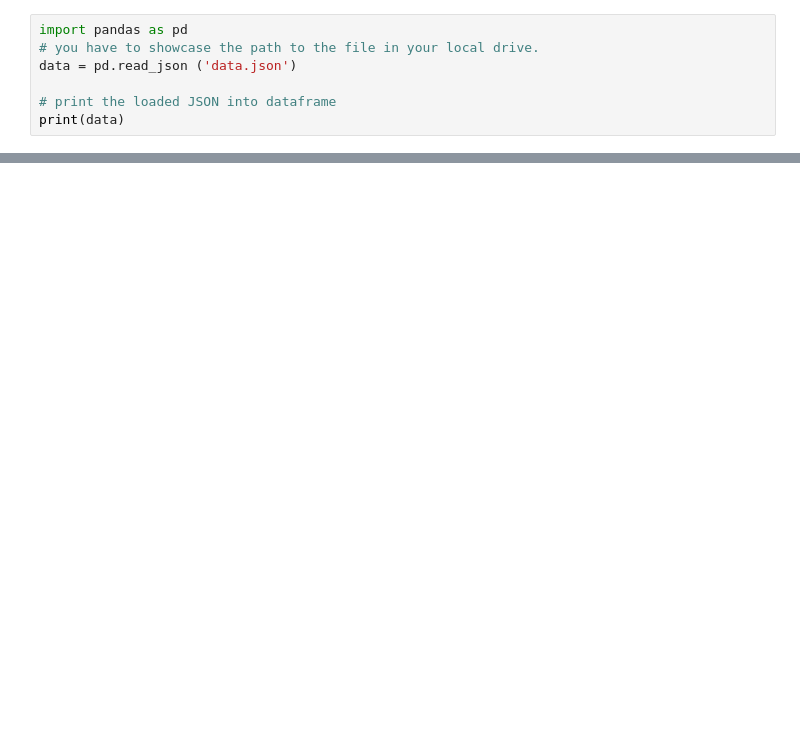
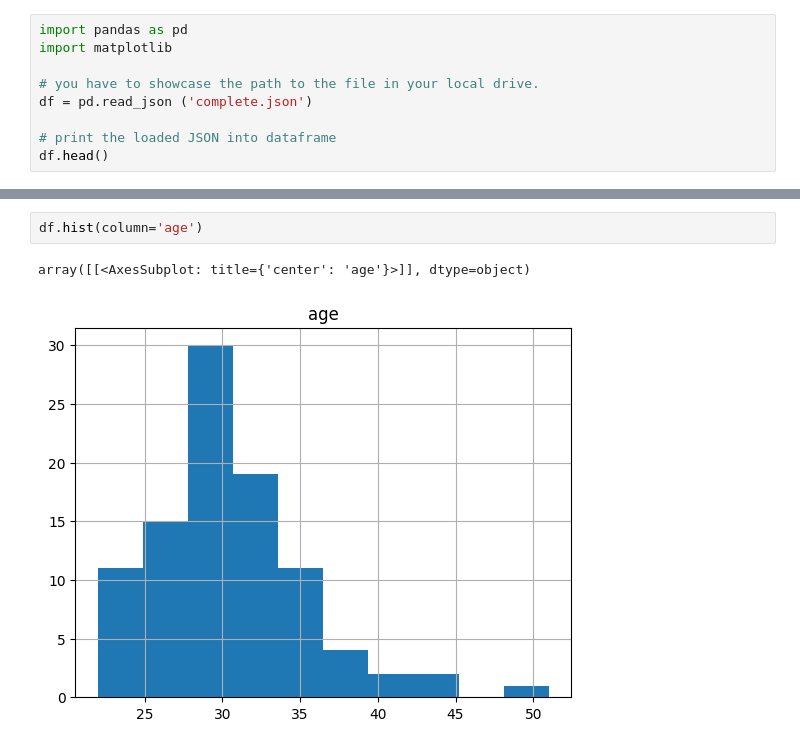
Before and after one commit to vanakenm/redditmoneyfun, a Jupyter notebook: analysis.ipynb, the cells around one changed output, grey strips where cells are left out. Cells and saved outputs as stored; diff of their text form; blank space fills up the shorter version.

```diff
--- a/analysis.ipynb
+++ b/analysis.ipynb
@@ -1,8 +1,10 @@
 # %%
 import pandas as pd
+import matplotlib
+
 # you have to showcase the path to the file in your local drive.
-data = pd.read_json ('data.json')
+df = pd.read_json ('complete.json')
 
 # print the loaded JSON into dataframe
-print(data)
+df.head()
 # %% [output]
@@ -25,0 +20,5 @@ print(data)
+# %%
+df.hist(column='age')
+# %% [output]
+array([[<AxesSubplot: title={'center': 'age'}>]], dtype=object)
+[figure, added]
```
Also changed, not shown: parts of 8 cells of this notebook, 3 other files.
